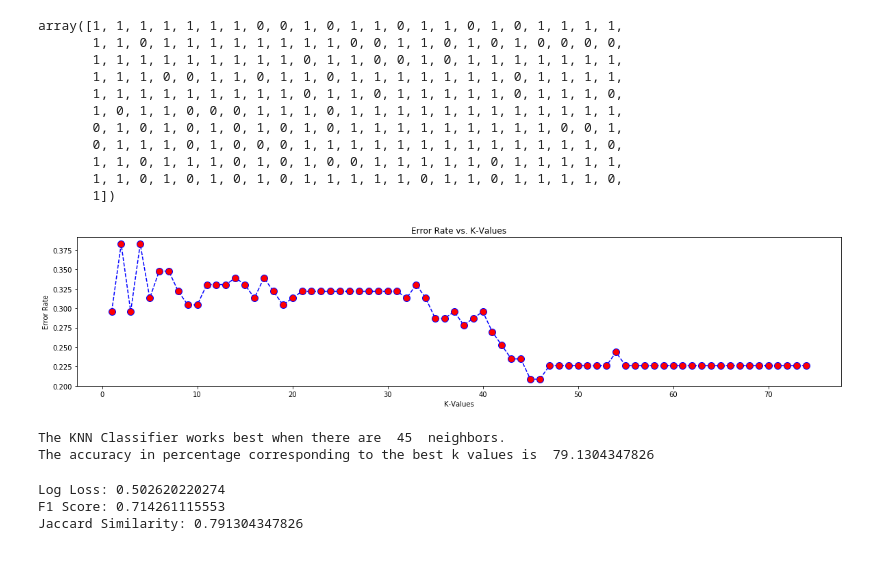
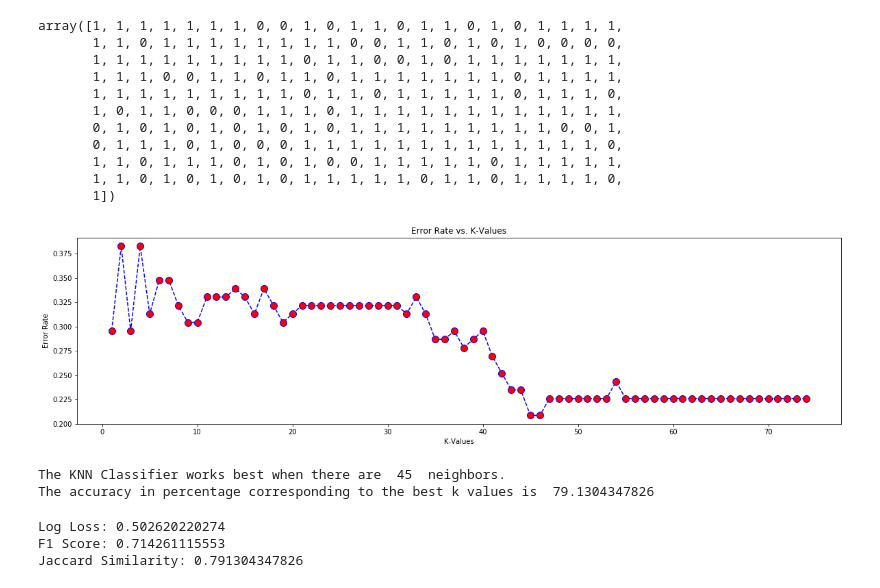
Before and after one commit to mohanprasath/course_work, a Jupyter notebook: coursera/machine_learning_with_python/Machine Learning Coursera Project.ipynb, the cells around one changed output. Cells and saved outputs as stored; diff of their text form; code cells hidden in the pictures; blank space fills up the shorter version.

```diff
--- a/coursera/machine_learning_with_python/Machine Learning Coursera Project.ipynb
+++ b/coursera/machine_learning_with_python/Machine Learning Coursera Project.ipynb
@@ -308,36 +308,36 @@ from sklearn.metrics import classification_report, confusion_matrix
 best_knn, best_mse, best_score, neigh, best_knn_clf = 0, 1000, 0, None, None
 
 error_rate = []
 
 for i in range(1, 75):
     neigh = KNeighborsClassifier(n_neighbors=i)
     neigh.fit(X_train, y_train)
     predictions = neigh.predict(X_test)
     # Get the actual values for the test set.
     # mse = (((predictions - y_test) ** 2).sum()) / len(predictions)
     # score = neigh.score(X_test, y_test)
     accuracy = accuracy_score(predictions, y_test)
     error_rate.append(np.mean(predictions != y_test))
     if accuracy > best_score: # best_mse > mse or
         # best_mse = mse
         best_knn = i
         best_score = accuracy
         best_knn_clf = neigh
 
-
+# The following visualization code was obtained and modified from https://medium.com/@kbrook10/day-11-machine-learning-using-knn-k-nearest-neighbors-with-scikit-learn-350c3a1402e6
 # Configure and plot error rate over k values
-plt.figure(figsize=(20,4))
+plt.figure(figsize=(20,5))
 plt.plot(range(1,75), error_rate, color='blue', linestyle='dashed', marker='o', markerfacecolor='red', markersize=10)
 plt.title('Error Rate vs. K-Values')
 plt.xlabel('K-Values')
 plt.ylabel('Error Rate')
 plt.savefig("Error Rate vs k Values.png")
 plt.show()
 
 print("The KNN Classifier works best when there are ", str(best_knn), " neighbors.")
 print("The accuracy in percentage corresponding to the best k values is ", best_score * 100)
 # %% [output]
-[figure, old version]
+[figure, new version]
 The KNN Classifier works best when there are  45  neighbors.
 The accuracy in percentage corresponding to the best k values is  79.1304347826
 # %%
```
Also changed, not shown: parts of 1 cell of this notebook.
